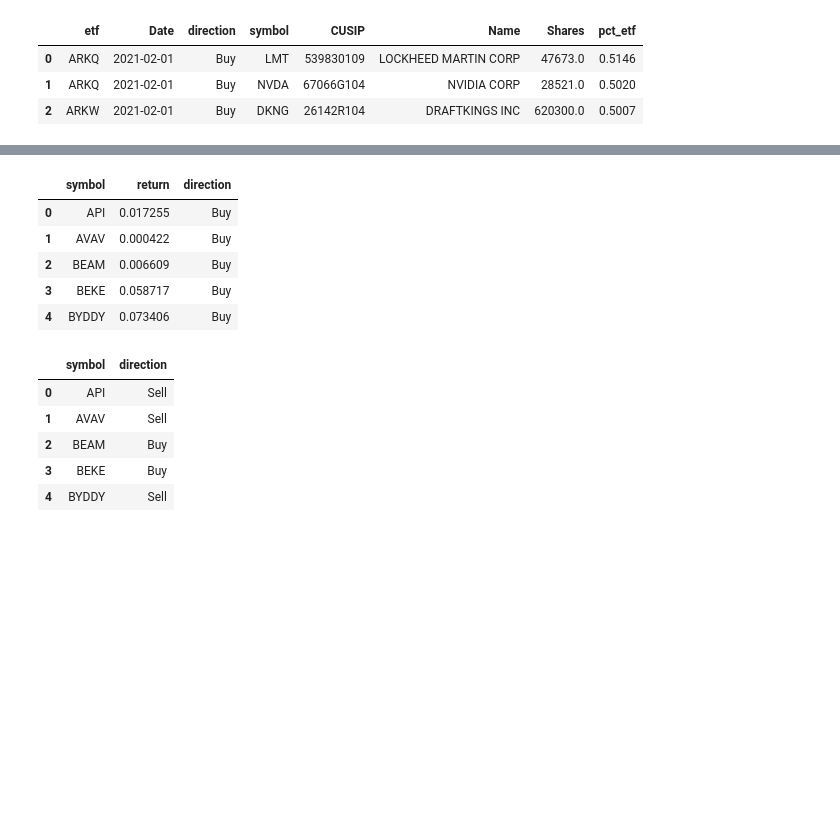
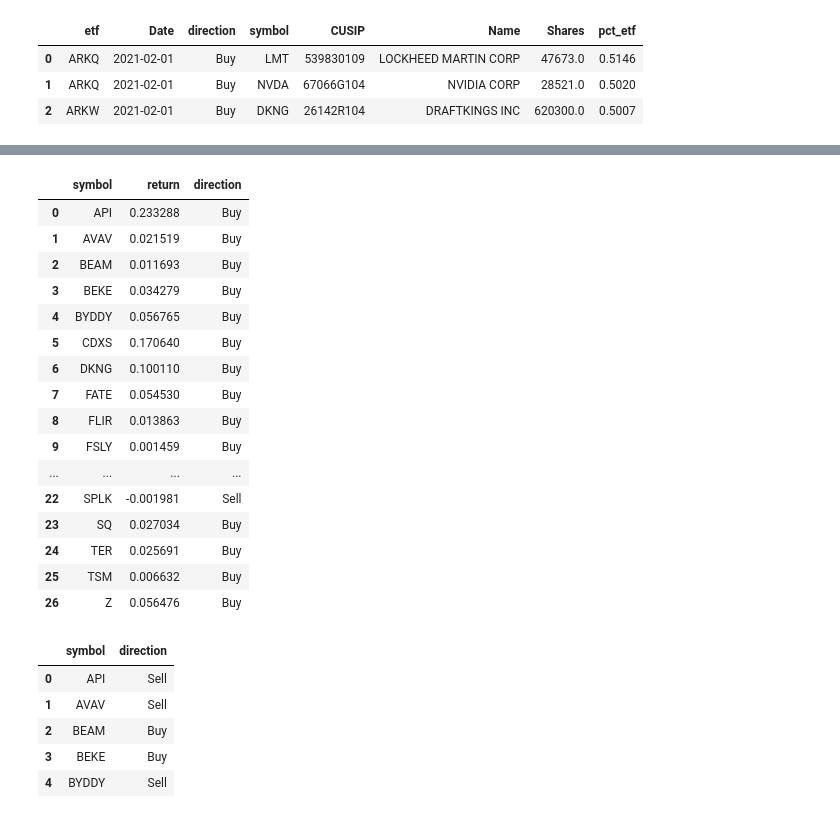
Before and after one commit to rezan21/ark-invest, a Jupyter notebook: ark-trades.ipynb, the cells around one changed output, grey strips where cells are left out. Cells and saved outputs as stored; diff of their text form; code cells hidden in the pictures; blank space fills up the shorter version.

```diff
--- a/ark-trades.ipynb
+++ b/ark-trades.ipynb
@@ -11,7 +11,11 @@ from sklearn.metrics import *
 # visuals.
 import seaborn as sns
 # %%
-trades = pd.read_csv("./trades/ARK_Trade_02012021_0619PM_EST_601875e069e08.csv").dropna(how='all')
+TRADES_DATE = "2021-02-01"
+FUTURE_DATE = "2021-02-03"
+
+year, month, day = TRADES_DATE.split("-")
+trades = pd.read_csv(f"./trades/ARK_Trade_{''.join([month, day, year])}_0619PM_EST_601875e069e08.csv").dropna(how='all')
 trades.rename({"FUND":"etf", "Direction":"direction", "Ticker":"symbol", "% of ETF":"pct_etf"}, axis=1, inplace=True)
 trades.head(3)
 # %% [output]
@@ -20,11 +24,12 @@ trades.head(3)
 | 1 | ARKQ | 2021-02-01 | Buy | NVDA | 67066G104 | NVIDIA CORP | 28521.0 | 0.5020 |
 | 2 | ARKW | 2021-02-01 | Buy | DKNG | 26142R104 | DRAFTKINGS INC | 620300.0 | 0.5007 |
 # %%
-configs = [{"symbol":symbol, "start":"2021-02-01", "end":"2021-02-02", "on":"Adj Close"} for symbol in trades["symbol"].unique()]
+configs = [{"symbol":symbol, "date":TRADES_DATE, "on":"Adj Close"} for symbol in trades["symbol"].unique()] # on ark's trade date
+configs.extend([{"symbol":symbol, "date":FUTURE_DATE, "on":"Adj Close"} for symbol in trades["symbol"].unique()]) # future date
 
 def parallel_fetch_daily_data(config):
     # fetch daily market data from yahoo finance
-    df = web.get_data_yahoo(config["symbol"], config["start"], config["end"])[[config["on"]]]
+    df = web.get_data_yahoo(config["symbol"], start=config["date"], end=config["date"])[[config["on"]]]
     df["symbol"] = config["symbol"]
     return df
 
@@ -33,7 +38,7 @@ prices = [] # list of dfs
 with concurrent.futures.ThreadPoolExecutor(max_workers=5) as executor:
     prices.extend(executor.map(parallel_fetch_daily_data, configs))
 prices = pd.concat(prices)
-prices.head()
+prices
 # %% [output]
 |  | Adj Close | symbol |
 | Date |  |  |
@@ -45,23 +61,34 @@ prices.head()
 # %%
 returns = [] # actual price changes
 gg = prices.groupby("symbol")
 for g in gg.groups:
     gdf = gg.get_group(g)
-    symbol_return = gdf["Adj Close"].pct_change().loc["2021-02-02"]
+    symbol_return = gdf["Adj Close"].pct_change().loc[FUTURE_DATE]
     returns.append({
         "symbol":g,
         "return":symbol_return,
         "direction":"Buy" if symbol_return>0 else "Sell"
     })
 returns = pd.DataFrame(returns)
-returns.head()
+returns
 # %% [output]
 |  | symbol | return | direction |
-| 0 | API | 0.017255 | Buy |
-| 1 | AVAV | 0.000422 | Buy |
-| 2 | BEAM | 0.006609 | Buy |
-| 3 | BEKE | 0.058717 | Buy |
-| 4 | BYDDY | 0.073406 | Buy |
+| 0 | API | 0.233288 | Buy |
+| 1 | AVAV | 0.021519 | Buy |
+| 2 | BEAM | 0.011693 | Buy |
+| 3 | BEKE | 0.034279 | Buy |
+| 4 | BYDDY | 0.056765 | Buy |
+| 5 | CDXS | 0.170640 | Buy |
+| 6 | DKNG | 0.100110 | Buy |
+| 7 | FATE | 0.054530 | Buy |
+| 8 | FLIR | 0.013863 | Buy |
+| 9 | FSLY | 0.001459 | Buy |
+| ... | ... | ... | ... |
+| 22 | SPLK | -0.001981 | Sell |
+| 23 | SQ | 0.027034 | Buy |
+| 24 | TER | 0.025691 | Buy |
+| 25 | TSM | 0.006632 | Buy |
+| 26 | Z | 0.056476 | Buy |
 # %%
 trades_sginal = [] # signals based on ARK trades
 tgg = trades.groupby("symbol")
```
Also changed, not shown: parts of 5 cells of this notebook, 7 other files.
